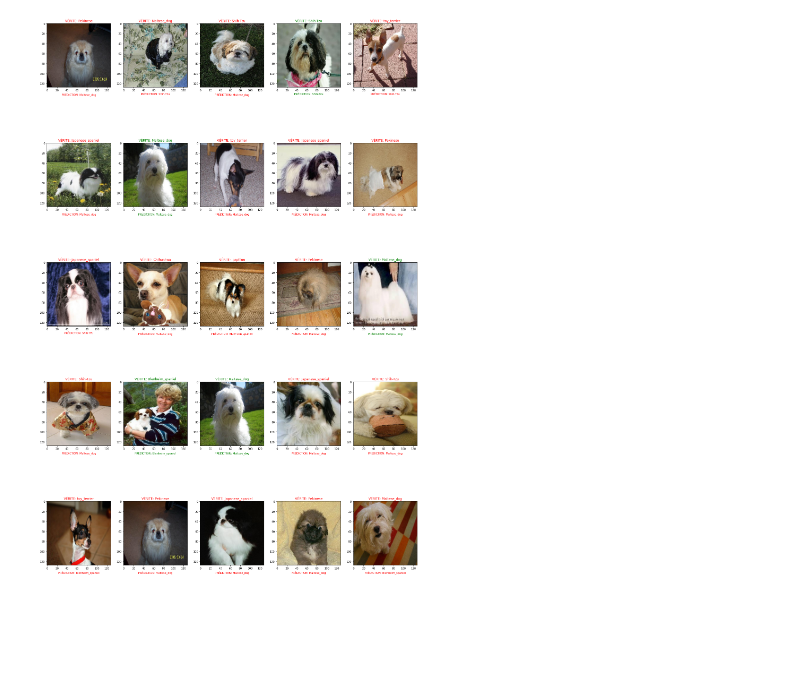
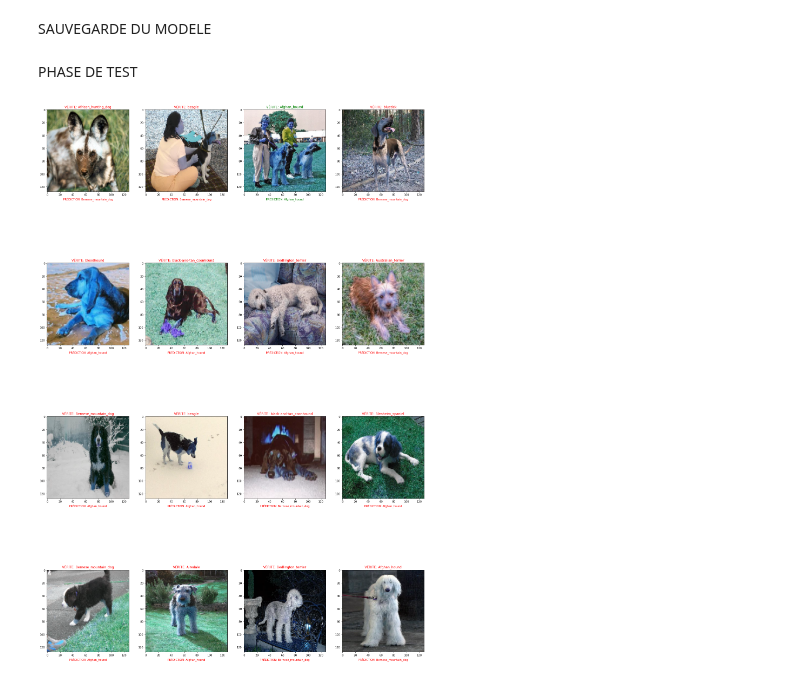
Before and after one commit to B3njaminV/python-ia-app, a Jupyter notebook: Machine.ipynb, the cells around one changed output. Saved outputs shown, nothing was run; the diff lists cells and outputs as text; code cells hidden in the pictures; blank space fills up the shorter version.

```diff
--- a/Machine.ipynb
+++ b/Machine.ipynb
@@ -82,0 +94,3 @@ datagen.fit(X_train)
+# %%
+nb_images=32 #nombre images qu'il va prendre par tour d'entrainement
+epochs=1 #nombre de tours d'entrainement
@@ -83,9 +99,9 @@ datagen.fit(X_train)
 # %%
-model.compile(optimizer=Adam(lr=0.0001),loss='categorical_crossentropy',metrics=['accuracy'])
-batch_size=32 #nb images qu'il va prendre par époche
-epochs=4
-#Tour d'entrainement
-history = model.fit_generator(datagen.flow(X_train,y_train, batch_size=batch_size),
+model.compile(optimizer=Adam(learning_rate=0.0001),
+              loss='categorical_crossentropy',
+              metrics=['accuracy'])
+
+history = model.fit_generator(datagen.flow(X_train,y_train, batch_size=nb_images),
                               epochs = epochs,
                               validation_data = (X_test,y_test),
                               verbose = 1)
@@ -100,0 +112,9 @@ Epoch 4/4
+# %%
+model.compile(optimizer =Adam(learning_rate=0.0001),
+                   loss='binary_crossentropy',
+                   metrics=['accuracy'])
+
+history2 = model.fit_generator(datagen.flow(X_train,y_train, batch_size=nb_images),
+                              epochs = epochs,
+                              validation_data = (X_test,y_test),
+                              verbose = 1)
@@ -100,0 +123,2 @@ Epoch 4/4
+# %% [markdown]
+SAUVEGARDE DU MODELE
@@ -101,20 +127,23 @@ Epoch 4/4
+# %% [markdown]
+PHASE DE TEST
 # %%
 #On teste si le modèle reconnait les données
-categories = np.sort(os.listdir(folder_dir))
-fig, ax = plt.subplots(5,5, figsize=(25, 40))
+TAILLETEST=4
+races = np.sort(os.listdir(dossier))
+fig, ax = plt.subplots(TAILLETEST,TAILLETEST, figsize=(25, 40))
 
-for i in range(5):
-    for j in range(5):
+for i in range(TAILLETEST):
+    for j in range(TAILLETEST):
         k = int(np.random.random_sample() * len(X_test))
         #si la prédiction est égale à la vérité
-        if(categories[np.argmax(y_test[k])] == categories[np.argmax(model.predict(X_test)[k])]):
-            ax[i,j].set_title("VÉRITE: " + categories[np.argmax(y_test[k])], color='green')
-            ax[i,j].set_xlabel("PRÉDICTION: " + categories[np.argmax(model.predict(X_test)[k])], color='green')
-            ax[i,j].imshow(np.array(X_test)[k].reshape(SIZE, SIZE, 3), cmap='gray')
+        if(races[np.argmax(y_test[k])] == races[np.argmax(model.predict(X_test)[k])]):
+            ax[i,j].set_title("VÉRITE: " + races[np.argmax(y_test[k])], color='green')
+            ax[i,j].set_xlabel("PRÉDICTION: " + races[np.argmax(model.predict(X_test)[k])], color='green')
+            ax[i,j].imshow(np.array(X_test)[k].reshape(SIZE, SIZE, 3))
         #sinon c'est que la prédiction est fausse
         else:
-            ax[i,j].set_title("VÉRITE: " + categories[np.argmax(y_test[k])], color='red')
-            ax[i,j].set_xlabel("PRÉDICTION: " + categories[np.argmax(model.predict(X_test)[k])], color='red')
-            ax[i,j].imshow(np.array(X_test)[k].reshape(SIZE, SIZE, 3), cmap='gray')
+            ax[i,j].set_title("VÉRITE: " + races[np.argmax(y_test[k])], color='red')
+            ax[i,j].set_xlabel("PRÉDICTION: " + races[np.argmax(model.predict(X_test)[k])], color='red')
+            ax[i,j].imshow(np.array(X_test)[k].reshape(SIZE, SIZE, 3))
 # %% [output]
-[figure, old version]
+[figure, new version]
```
Also changed, not shown: parts of 23 cells of this notebook, 1 other file.
